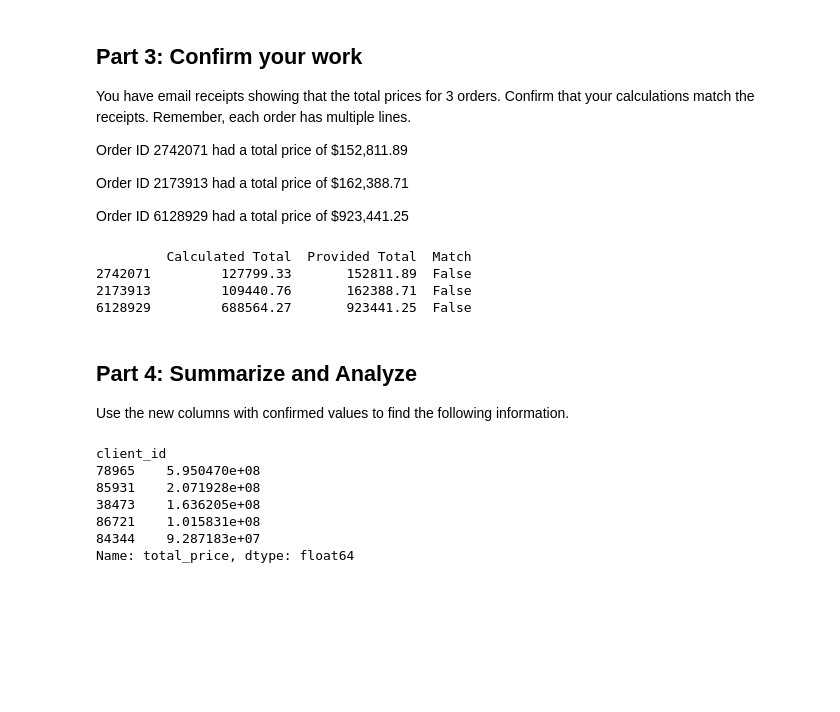
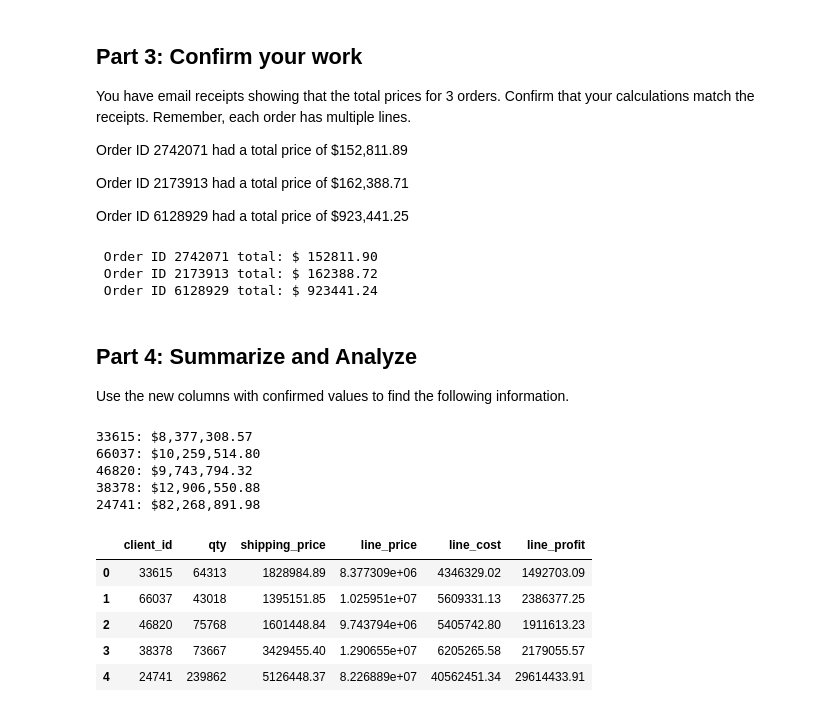
Before and after one commit to 68kevlar/pandas-challenge-1, a Jupyter notebook: wholesale_data_analysis_starter_code.ipynb, the cells around one changed output. Drawn from its saved outputs; the diff is of its cells as text; code cells hidden in the pictures; blank space fills up the shorter version.

```diff
--- a/wholesale_data_analysis_starter_code.ipynb
+++ b/wholesale_data_analysis_starter_code.ipynb
@@ -94,7 +94,7 @@ client_id
 Name: count, dtype: int64
 # %%
 # Store the client ids of those top 5 clients in a list.
-top_clients = data['client_id'].value_counts().head(5)
+top_clients = data['client_id'].value_counts().head(5).index.to_list()
 
 print(top_clients)
 # %% [output]
@@ -225,39 +178,47 @@ Order ID 2173913 had a total price of \$162,388.71
 Order ID 6128929 had a total price of \$923,441.25
 # %%
 # Check your work using the totals above
-order_totals = data.groupby('order_id')['total_price'].sum()
-provided_totals = {
-    2742071: 152811.89,
-    2173913: 162388.71,
-    6128929: 923441.25
-}
-comparison = pd.DataFrame({
-    'Calculated Total': order_totals.loc[[2742071, 2173913, 6128929]],
-    'Provided Total': pd.Series(provided_totals)
-})
-comparison['Match'] = comparison['Calculated Total'].round(2) == comparison['Provided Total']
-print(comparison)
+def order_total(order_id):
+    total_price = data.loc[data["order_id"] == order_id, "line_price"].sum()
+    print(f' Order ID {order_id} total: ${total_price: .2f}')
+Order_ids = [2742071, 2173913, 6128929]
+for order_id in Order_ids:
+    order_total(order_id)
 # %% [output]
-         Calculated Total  Provided Total  Match
-2742071         127799.33       152811.89  False
-2173913         109440.76       162388.71  False
-6128929         688564.27       923441.25  False
+ Order ID 2742071 total: $ 152811.90
+ Order ID 2173913 total: $ 162388.72
+ Order ID 6128929 total: $ 923441.24
 # %% [markdown]
 ## Part 4: Summarize and Analyze
 Use the new columns with confirmed values to find the following information.
-# %%
-# How much did each of the top 5 clients by quantity spend? Check your work from Part 1 for client ids.
-# data = pd.read_csv('Resources/client_dataset.csv')
-
-#for client_id in top_5_client_list:
-client_spending = data.groupby('client_id')['total_price'].sum()
-top_clients_spending = client_spending.sort_values(ascending=False).head(5)
-print(top_clients_spending)
-# %% [output]
-client_id
-78965    5.950470e+08
-85931    2.071928e+08
-38473    1.636205e+08
-86721    1.015831e+08
-84344    9.287183e+07
-Name: total_price, dtype: float64
+# %%
+# How much did each of the top 5 clients by quantity spend? Check your work from Part 1 for client ids.
+def client_total(client_id, col):
+    total_price = data.loc[data["client_id"] == client_id, col].sum()
+    print(f'{client_id}: ${total_price:,.2f}')
+for client_id in top_clients:
+    client_total(client_id, "line_price")
+# %% [output]
+33615: $8,377,308.57
+66037: $10,259,514.80
+46820: $9,743,794.32
+38378: $12,906,550.88
+24741: $82,268,891.98
+# %%
+# Create a summary DataFrame showing the totals for the for the top 5 clients with the following information:
+# total units purchased, total shipping price, total revenue, and total profit.
+usrp = {'client_id': top_clients}
+columns = ["qty", "shipping_price", "line_price", "line_cost", "line_profit"]
+
+for col in columns:
+        usrp[col] = [data.loc[data["client_id"] ==client_id, col].sum() for client_id in top_clients]
+
+usrp = pd.DataFrame(usrp)
+usrp
+# %% [output]
+|  | client_id | qty | shipping_price | line_price | line_cost | line_profit |
+| 0 | 33615 | 64313 | 1828984.89 | 8.377309e+06 | 4346329.02 | 1492703.09 |
+| 1 | 66037 | 43018 | 1395151.85 | 1.025951e+07 | 5609331.13 | 2386377.25 |
+| 2 | 46820 | 75768 | 1601448.84 | 9.743794e+06 | 5405742.80 | 1911613.23 |
+| 3 | 38378 | 73667 | 3429455.40 | 1.290655e+07 | 6205265.58 | 2179055.57 |
+| 4 | 24741 | 239862 | 5126448.37 | 8.226889e+07 | 40562451.34 | 29614433.91 |
```
Also changed, not shown: parts of 16 cells of this notebook, 1 other file.
